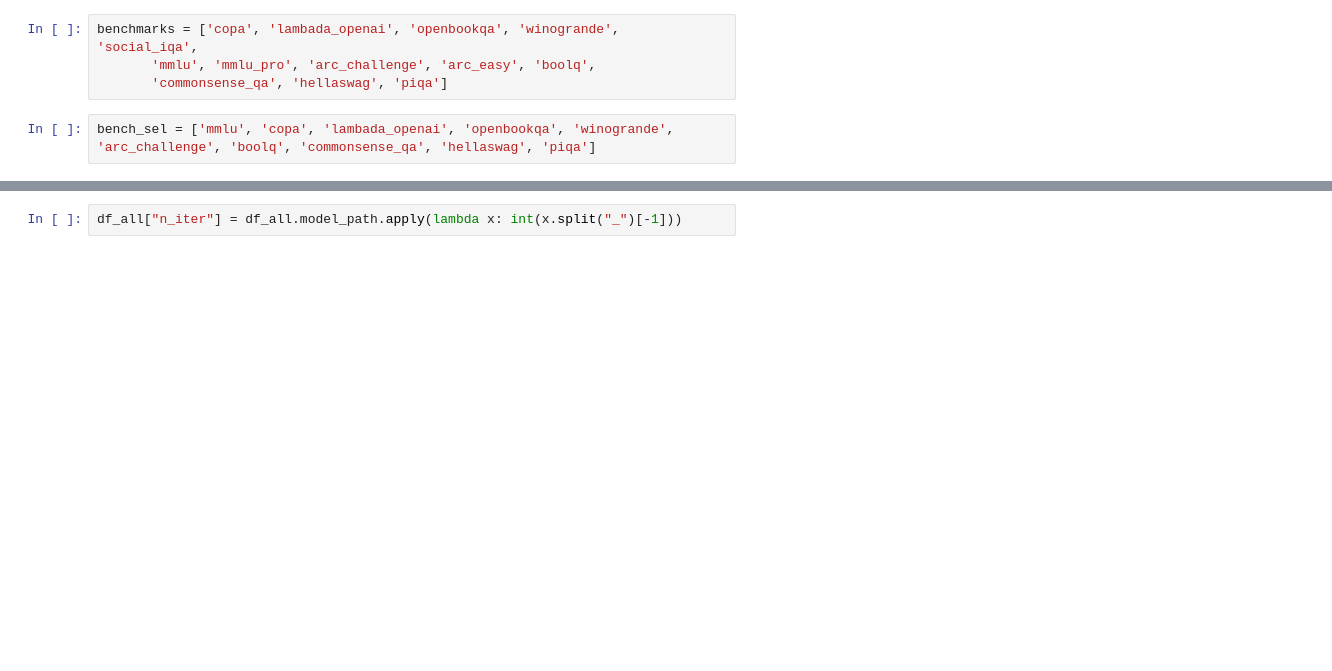
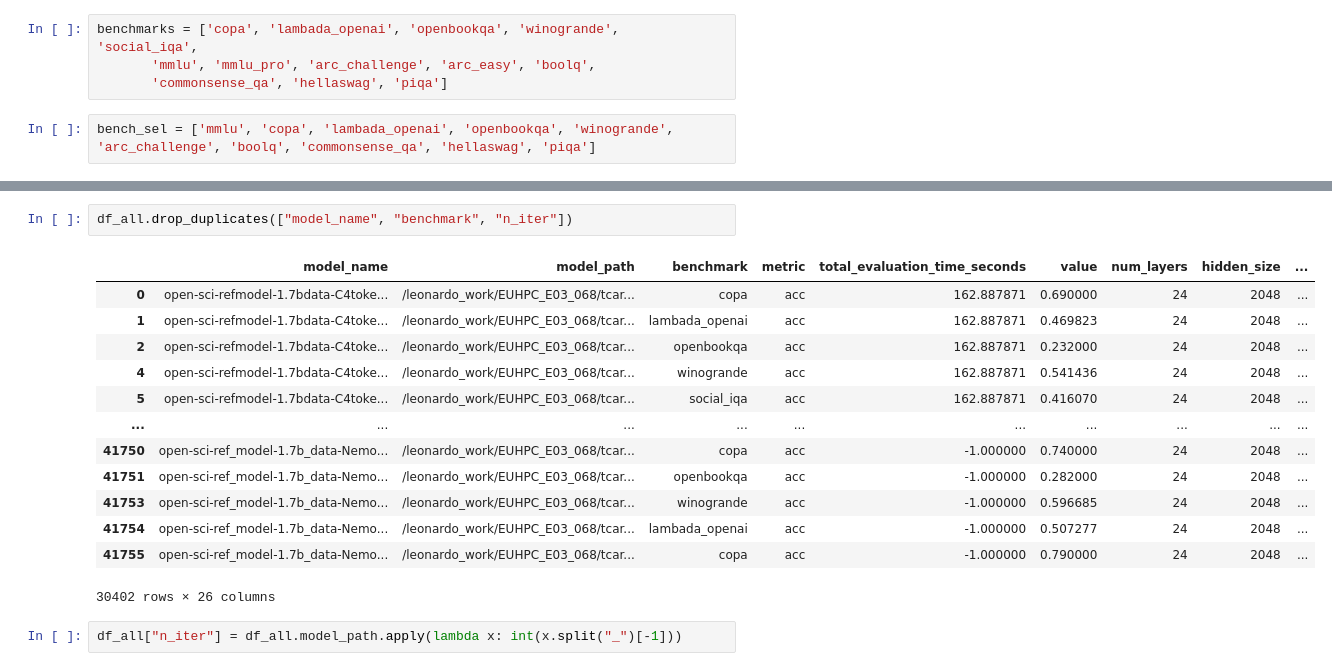
Before and after one commit to OpenEuroLLM/notebooks, a Jupyter notebook: plot_results_release/evaluation-analysis.ipynb, the cells around one changed output, grey strips where cells are left out. Saved outputs shown, nothing was run; the diff lists cells and outputs as text; blank space fills up the shorter version.

```diff
--- a/plot_results_release/evaluation-analysis.ipynb
+++ b/plot_results_release/evaluation-analysis.ipynb
@@ -44,2 +55,18 @@ df_all.head()
+# %%
+df_all.drop_duplicates(["model_name", "benchmark", "n_iter"])
+# %% [output]
+|  | model_name | model_path | benchmark | metric | total_evaluation_time_seconds | value | num_layers | hidden_size | ... |
+| 0 | open-sci-refmodel-1.7bdata-C4toke... | /leonardo_work/EUHPC_E03_068/tcar... | copa | acc | 162.887871 | 0.690000 | 24 | 2048 | ... |
+| 1 | open-sci-refmodel-1.7bdata-C4toke... | /leonardo_work/EUHPC_E03_068/tcar... | lambada_openai | acc | 162.887871 | 0.469823 | 24 | 2048 | ... |
+| 2 | open-sci-refmodel-1.7bdata-C4toke... | /leonardo_work/EUHPC_E03_068/tcar... | openbookqa | acc | 162.887871 | 0.232000 | 24 | 2048 | ... |
+| 4 | open-sci-refmodel-1.7bdata-C4toke... | /leonardo_work/EUHPC_E03_068/tcar... | winogrande | acc | 162.887871 | 0.541436 | 24 | 2048 | ... |
+| 5 | open-sci-refmodel-1.7bdata-C4toke... | /leonardo_work/EUHPC_E03_068/tcar... | social_iqa | acc | 162.887871 | 0.416070 | 24 | 2048 | ... |
+| ... | ... | ... | ... | ... | ... | ... | ... | ... | ... |
+| 41750 | open-sci-ref_model-1.7b_data-Nemo... | /leonardo_work/EUHPC_E03_068/tcar... | copa | acc | -1.000000 | 0.740000 | 24 | 2048 | ... |
+| 41751 | open-sci-ref_model-1.7b_data-Nemo... | /leonardo_work/EUHPC_E03_068/tcar... | openbookqa | acc | -1.000000 | 0.282000 | 24 | 2048 | ... |
+| 41753 | open-sci-ref_model-1.7b_data-Nemo... | /leonardo_work/EUHPC_E03_068/tcar... | winogrande | acc | -1.000000 | 0.596685 | 24 | 2048 | ... |
+| 41754 | open-sci-ref_model-1.7b_data-Nemo... | /leonardo_work/EUHPC_E03_068/tcar... | lambada_openai | acc | -1.000000 | 0.507277 | 24 | 2048 | ... |
+| 41755 | open-sci-ref_model-1.7b_data-Nemo... | /leonardo_work/EUHPC_E03_068/tcar... | copa | acc | -1.000000 | 0.790000 | 24 | 2048 | ... |
+30402 rows × 26 columns
 # %%
 df_all["n_iter"] = df_all.model_path.apply(lambda x: int(x.split("_")[-1]))
```
Also changed, not shown: parts of 3 cells of this notebook, 4 other files.
